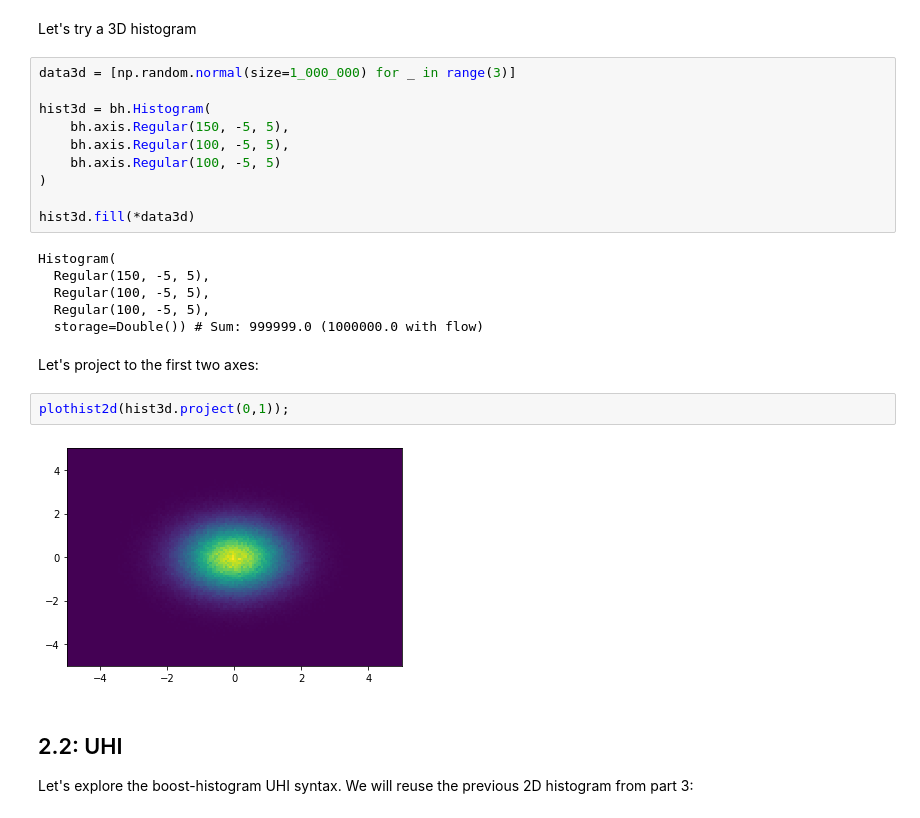
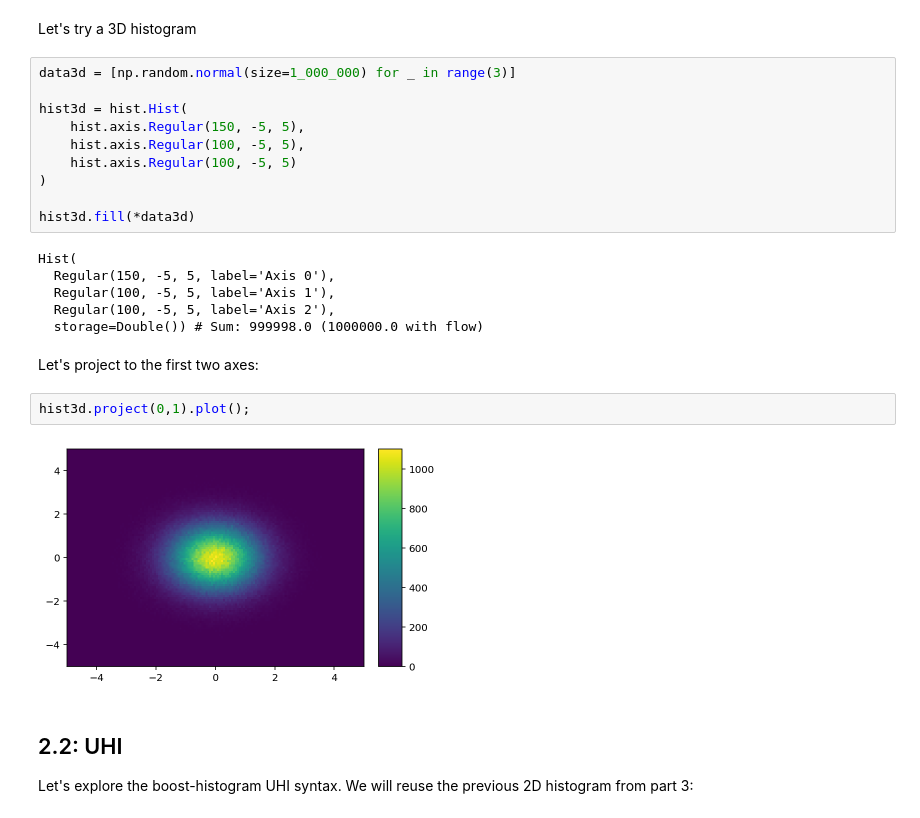
Before and after one commit to henryiii/histogram-tutorial, a Jupyter notebook: 2_ND_histograms.ipynb, the cells around one changed output. Drawn from its saved outputs; the diff is of its cells as text.

```diff
--- a/2_ND_histograms.ipynb
+++ b/2_ND_histograms.ipynb
@@ -49,25 +43,25 @@ Let's try a 3D histogram
 # %%
 data3d = [np.random.normal(size=1_000_000) for _ in range(3)]
 
-hist3d = bh.Histogram(
-    bh.axis.Regular(150, -5, 5),
-    bh.axis.Regular(100, -5, 5),
-    bh.axis.Regular(100, -5, 5)
+hist3d = hist.Hist(
+    hist.axis.Regular(150, -5, 5),
+    hist.axis.Regular(100, -5, 5),
+    hist.axis.Regular(100, -5, 5)
 )
 
 hist3d.fill(*data3d)
 # %% [output]
-Histogram(
-  Regular(150, -5, 5),
-  Regular(100, -5, 5),
-  Regular(100, -5, 5),
-  storage=Double()) # Sum: 999999.0 (1000000.0 with flow)
+Hist(
+  Regular(150, -5, 5, label='Axis 0'),
+  Regular(100, -5, 5, label='Axis 1'),
+  Regular(100, -5, 5, label='Axis 2'),
+  storage=Double()) # Sum: 999998.0 (1000000.0 with flow)
 # %% [markdown]
 Let's project to the first two axes:
 # %%
-plothist2d(hist3d.project(0,1));
+hist3d.project(0,1).plot();
 # %% [output]
-[figure, old version]
+[figure, new version]
 # %% [markdown]
 ## 2.2: UHI
 
```
Also changed, not shown: parts of 19 cells of this notebook, 5 other files.
